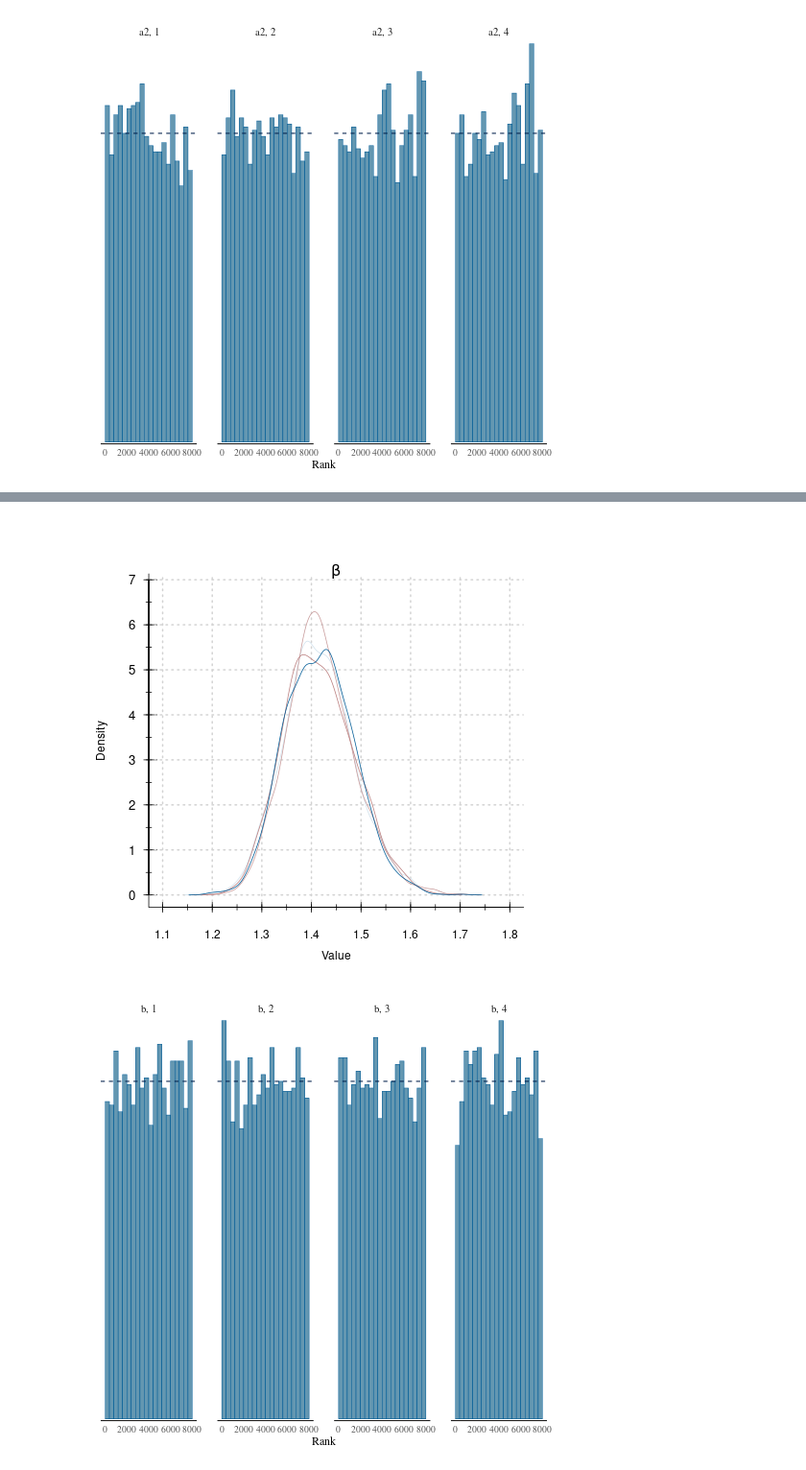
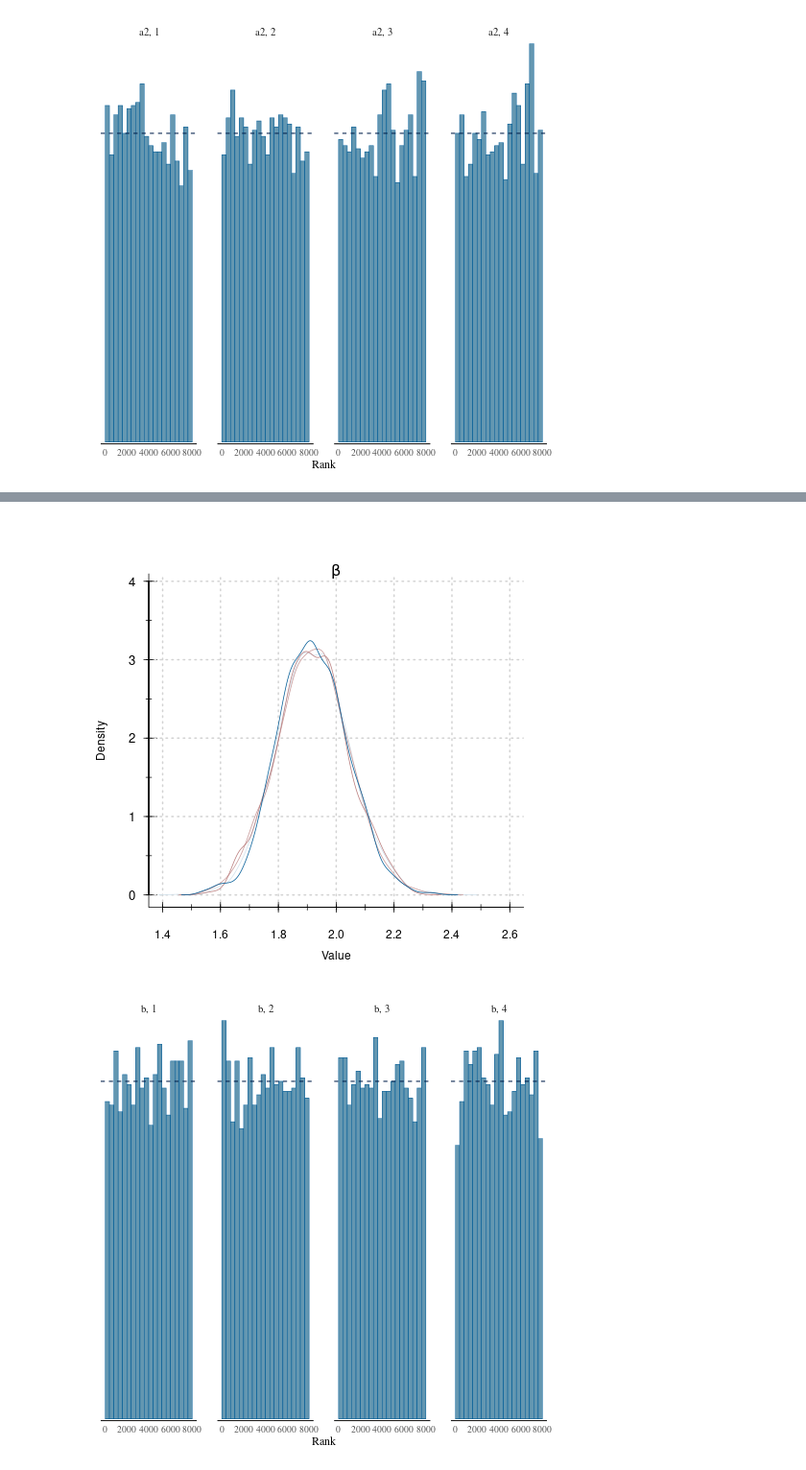
Before and after one commit to jhmorgan-netanomics/Netanomics_Analysts_Collaborative_Environment, a Jupyter notebook: Workflow_Demonstration/Analyses/Demonstration_Analysis.ipynb, the cells around one changed output, grey strips where cells are left out. Shown at 96% size. Saved outputs shown, nothing was run; the diff lists cells and outputs as text; code cells hidden in the pictures.

```diff
--- a/Workflow_Demonstration/Analyses/Demonstration_Analysis.ipynb
+++ b/Workflow_Demonstration/Analyses/Demonstration_Analysis.ipynb
@@ -440,17 +456,17 @@ Processing complete, no problems detected.
 # %%
 %%R
 #   Evaluating the Effect of Birth Order
     layout.matrix <- matrix(c(1), nrow = 1, ncol = 1)
     layout(mat = layout.matrix) # Widths of the two columns
     layout.show(n=2)
 
-    plot_list <- posterior_list[c(3)]
+    plot_list <- posterior_list[c(10)]
     plot_names <- c('beta')
     for (i in seq_along(plot_list)){
       density_visualization(plot_names[[i]], plot_list[[i]])
     }
 # %% [output]
-[figure, old version]
+[figure, new version]
 # %%
 %%R
 #   Look at how the ranking of MCMC samples mixed between chains for Beta.
```
Also changed, not shown: parts of 15 cells of this notebook, 2 other files.
